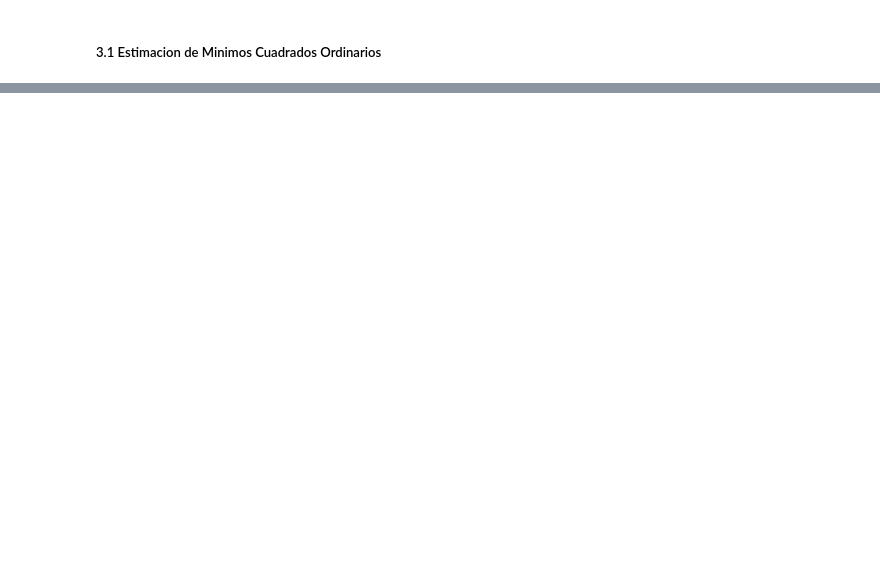
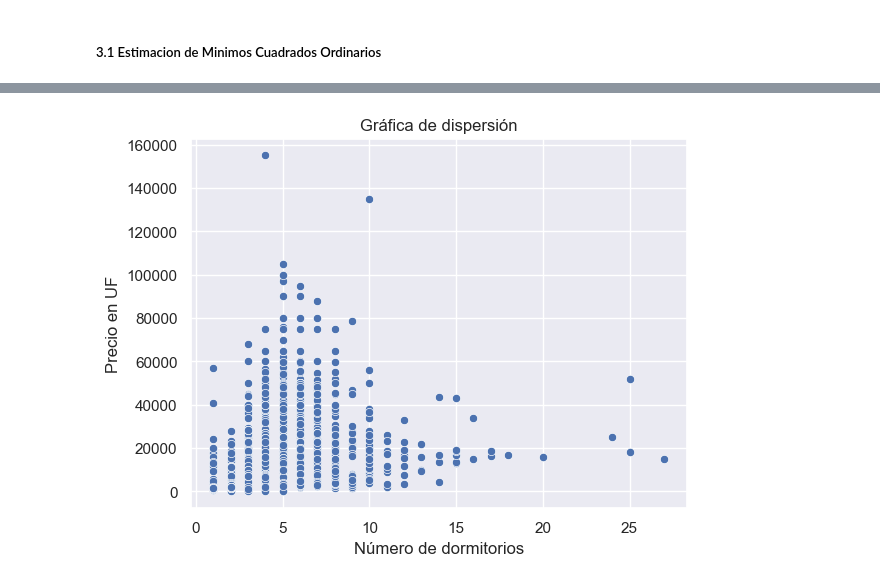
Before and after one commit to Marian186/Data-Cleaning, a Jupyter notebook: Regresion Lineal.ipynb, the cells around one changed output, grey strips where cells are left out. Drawn from its saved outputs; the diff is of its cells as text; code cells hidden in the pictures; blank space fills up the shorter version.

```diff
--- a/Regresion Lineal.ipynb
+++ b/Regresion Lineal.ipynb
@@ -260,0 +139,9 @@ plt.show()
+# %%
+# Seleccionamos las columnas relevantes
+
+# Guardamos el DataFrame resultante en una variable separada para la regresión
+
+rl_data_dorms = df[["price_uf", "dorms"]]
+
+# Primeras 5 filas
+rl_data_dorms.head()
@@ -260,0 +155,8 @@ plt.show()
+# %%
+ax = sns.scatterplot(data=rl_data_dorms, x='dorms', y='price_uf')
+ax.set_title("Gráfica de dispersión")
+ax.set_xlabel("Número de dormitorios")
+ax.set_ylabel("Precio en UF")
+plt.show()
+# %% [output]
+[figure, added]
```
Also changed, not shown: parts of 78 cells of this notebook, 1 other file.
